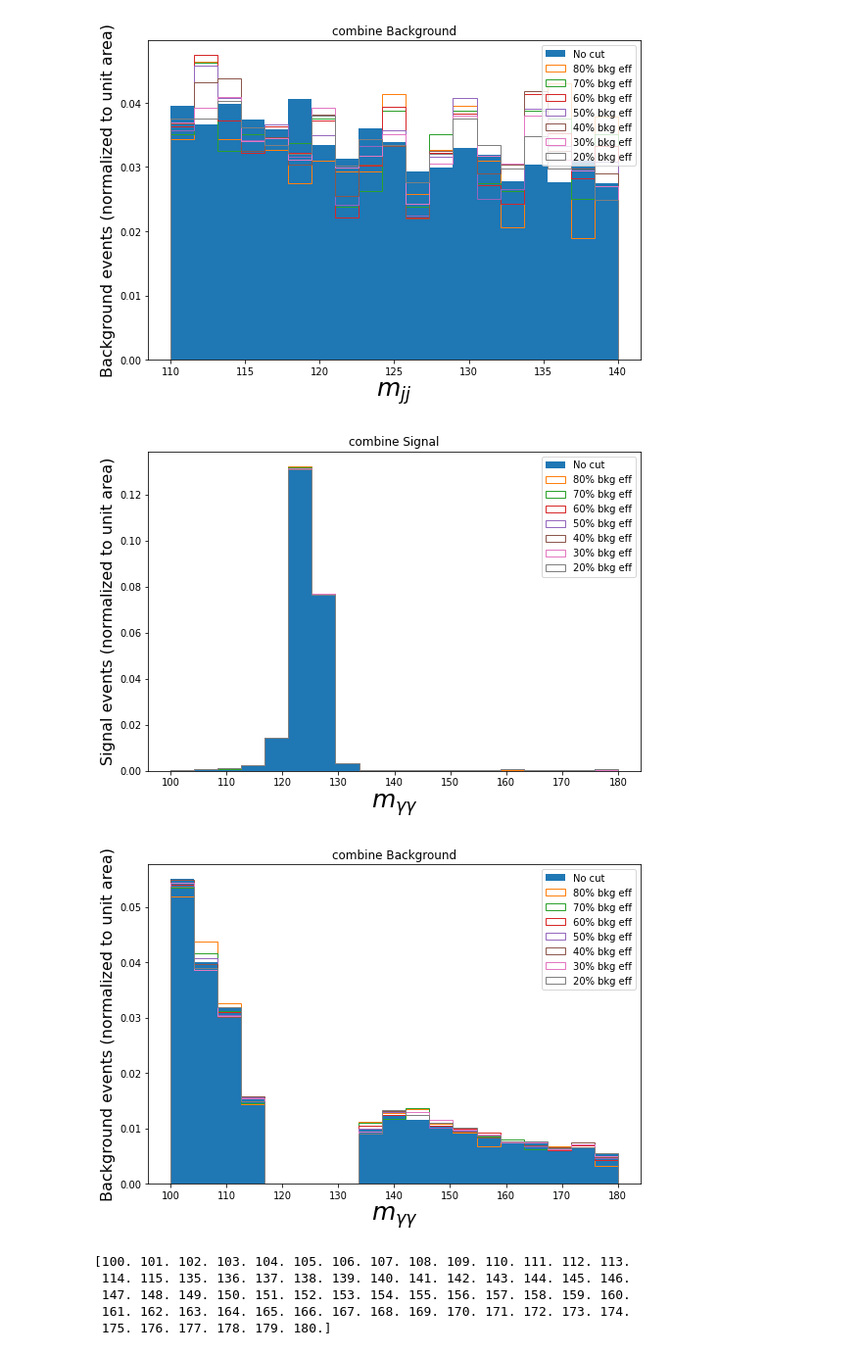
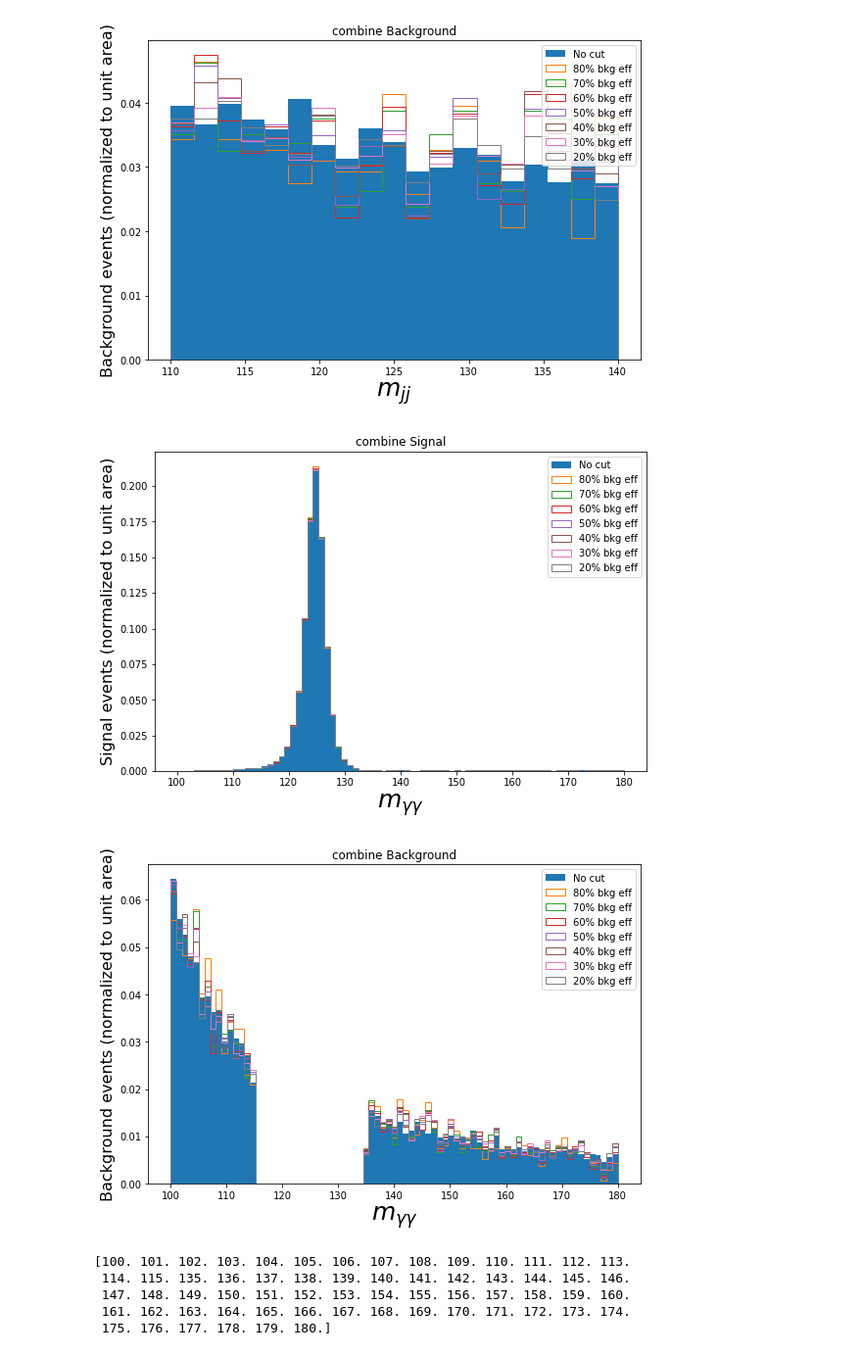
Before and after one commit to s-y-chen/HHbbgg, a Jupyter notebook: notebook/ML/Sequential_DNN_data_separate.ipynb, the cells around one changed output. Shown: that part at 98% size. Drawn from its saved outputs; the diff is of its cells as text; code cells hidden in the pictures.

```diff
--- a/notebook/ML/Sequential_DNN_data_separate.ipynb
+++ b/notebook/ML/Sequential_DNN_data_separate.ipynb
@@ -797,34 +797,34 @@ check_mass_jj(0, test_all, 28, 27, 31, 32)
 # %%
 def check_mass_gg_full(label, test_all, var_index, weight_index, dnn_index, label_index):
     samples = ['Background', 'Signal']
     fontsize=25
     TPR_thresholds = [0.8,0.7,0.6, 0.5, 0.4, 0.3,0.2]
-    bins = np.linspace(100, 180, 20)
+    bins = np.linspace(100, 180, 80)
     plt.figure(figsize=(9,6))
     plt.hist(test_all[:,var_index][test_all[:,label_index]==label], bins=bins, weights=test_all[:,weight_index][test_all[:,label_index]==label], density=True, label='No cut')
     for TPR_threshold in TPR_thresholds:
         #print(TPR_threshold)
 
         tmp = test_all[np.where((test_all[:,label_index]==label)*(test_all[:,dnn_index]>TPR_threshold))]
         plt.hist(tmp[:,var_index],
              bins=bins, histtype='step',
              weights=tmp[:,weight_index],
              label= "{:.0f}% bkg eff".format(100*TPR_threshold),
              density=True)
 
     plt.legend(loc='best')
     plt.ylabel(samples[label] + ' events (normalized to unit area)',fontsize=16)
     plt.xlabel(r'$m_{\gamma\gamma}$',fontsize=fontsize)
     plt.title('combine '+samples[label])
     plt.savefig(fname = f'Mass_Sculpt_Plts/data/data_fullrange_mass_gg_mass_sculpt_{samples[label]}_1')
 
 #signal
 check_mass_gg_full(1, test_all, 29, 27, 31, 32)
 #bkg
 check_mass_gg_full(0, test_all, 29, 27, 31, 32)
 # %% [output]
-[figure, old version]
+[figure, new version]
-[figure, old version]
+[figure, new version]
 # %%
 def mass_DNN_score(df, FPR_cut, mass_min, mass_max):
     df_range = df[df[b'diphoton_mass'] <= mass_max][df[b'diphoton_mass'] >= mass_min]
```
Also changed, not shown: parts of 1 cell of this notebook, 25 other files.
